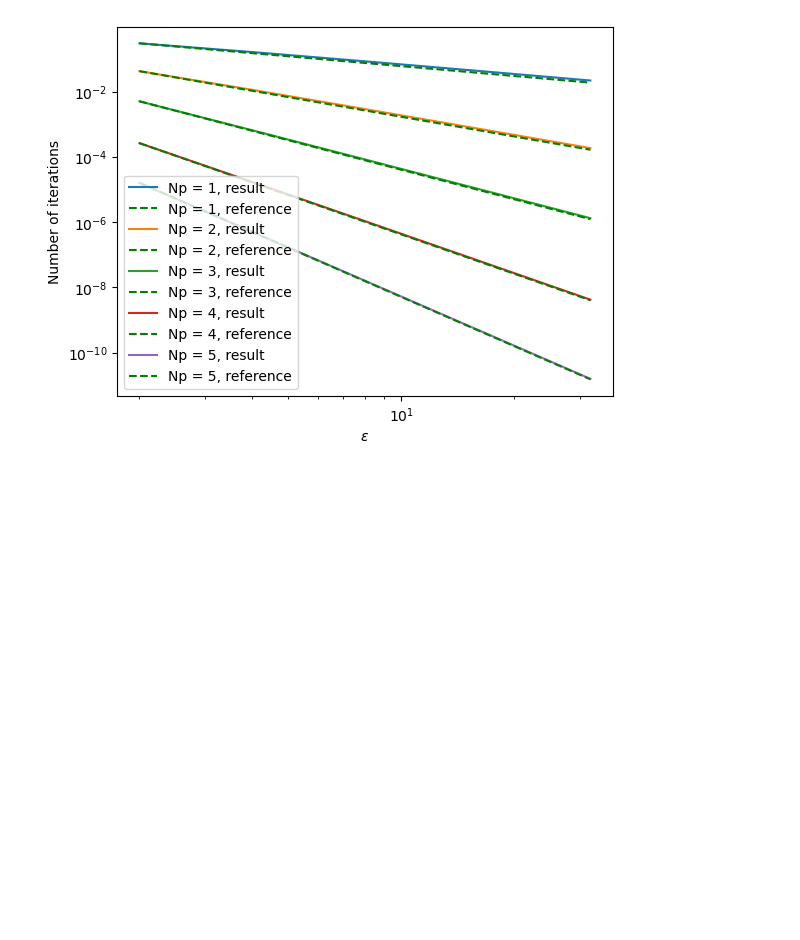
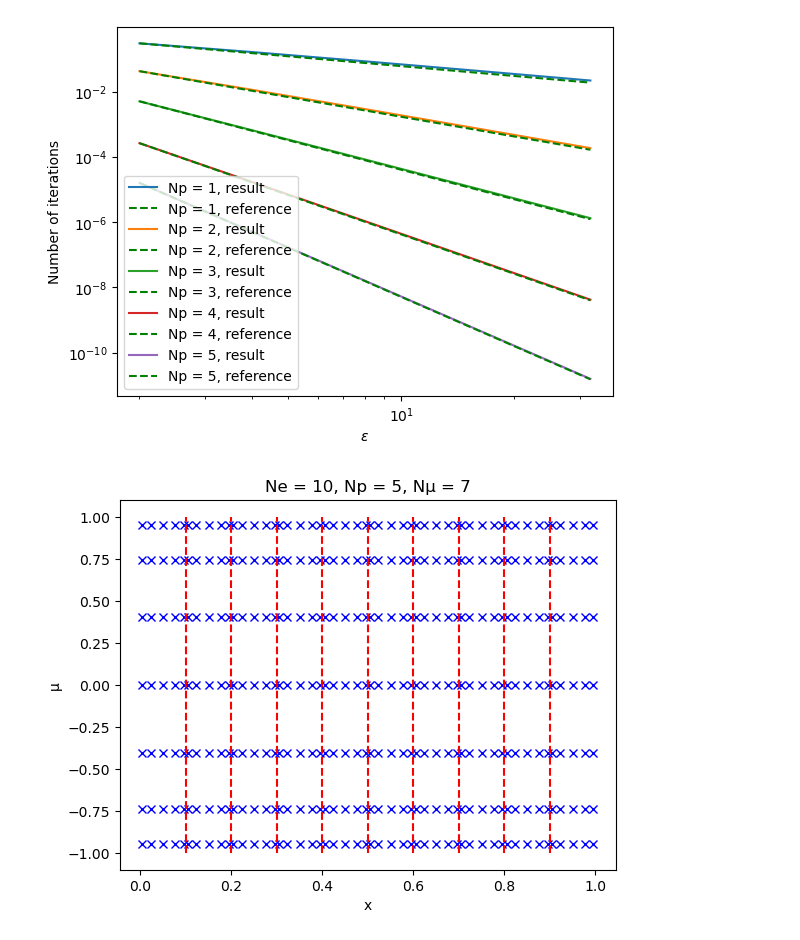
Before and after one commit to jpgallagher1/PIMS-GroupB, a Jupyter notebook: main.ipynb, the cells around one changed output. Saved outputs shown, nothing was run; the diff lists cells and outputs as text; code cells hidden in the pictures; blank space fills up the shorter version.

Commit message:
upload figures for discretization

```diff
--- a/main.ipynb
+++ b/main.ipynb
@@ -189,3 +189,25 @@ plt.savefig("test_figures/error_vs_Np_and_Ne.pdf")
 plt.show()
 # %% [output]
 [figure]
+# %%
+Ne = 10
+Np = 5
+Nμ = 7
+
+μs, wμ = gausslegendre(Nμ)  # Interpolation points and weights
+x, wx = gausslegendre(Np)  # Interpolation points and weights
+
+for μ in μs:
+    for i in range(Ne):
+        plt.plot(((x+1)/2 + i)/Ne, np.zeros(Np) + μ, 'x', color='blue')
+
+for i in range(Ne-1):
+    plt.plot([(i+1)/Ne, (i+1)/Ne], [-1, 1], '--', color='red')
+
+plt.title(f'Ne = {Ne}, Np = {Np}, Nμ = {Nμ}')
+plt.xlabel('x')
+plt.ylabel('μ')
+plt.savefig(f'test_figures/Ne = {Ne}, Np = {Np}, Nμ = {Nμ}.pdf')
+plt.show()
+# %% [output]
+[figure, added]
```
Also changed, not shown: 1 other file.
